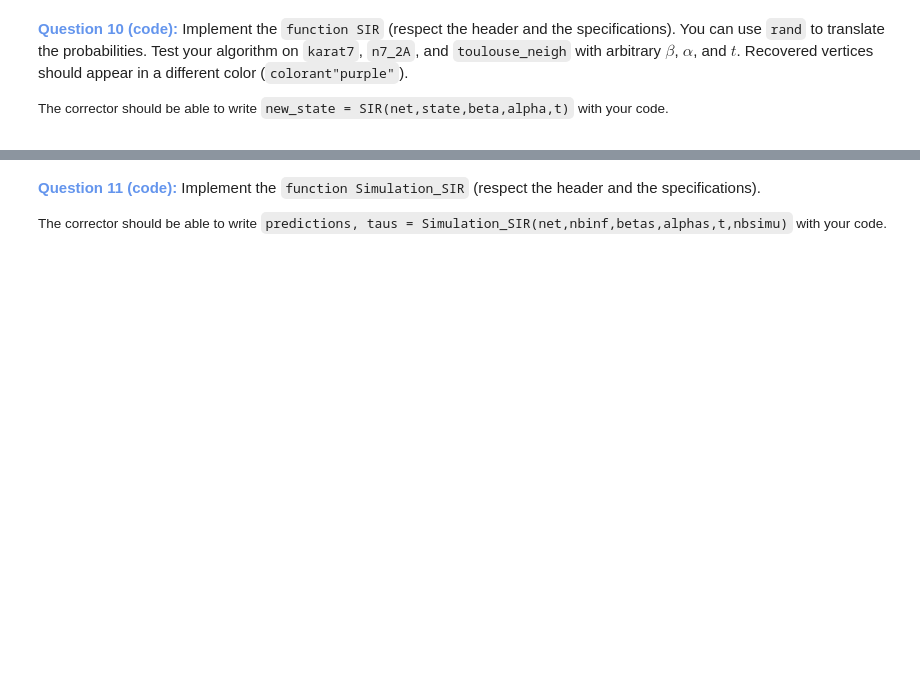
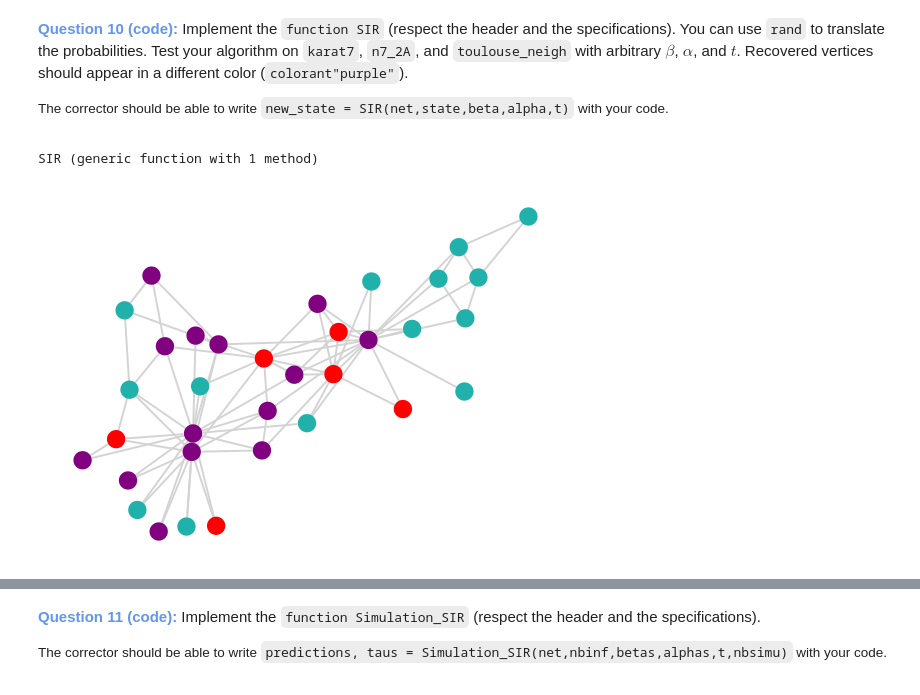
Before and after one commit to MarinFranot/projet_graphes, a Jupyter notebook: Projet Graphes 2022-2023.ipynb, the cells around one changed output, grey strips where cells are left out. Cells and saved outputs as stored; diff of their text form; code cells hidden in the pictures; blank space fills up the shorter version.

```diff
--- a/Projet Graphes 2022-2023.ipynb
+++ b/Projet Graphes 2022-2023.ipynb
@@ -459,4 +491,23 @@ function SIR(net,state,beta,alpha,t)
         (Array{Int32,1}): The new state of the contact network after t time steps.
     """
     # TODO
+    for i in 1:t
+        for j in 1:nv(net)
+            if state[j] == 1
+                for k in neighbors(net,j)
+                    if state[k] == 0 && rand() < beta
+                        state[k] = 1
+                    end
+                end
+            end
+        end
+        for j in 1:nv(net)
+            if state[j] == 1 && rand() < alpha
+                state[j] = 2
+            end
+        end
+    end
+    return state
 end
+# %% [output]
+SIR (generic function with 1 method)
@@ -468,0 +514,15 @@ end
+# %%
+# Test on Karat7
+# Test on Karat7
+alpha = 0.1
+beta = 0.1
+stateKarat7 = zeros(Int32, nv(karat7))
+stateKarat7[1] = 1
+stateKarat7_SIR = SIR(karat7,stateKarat7,beta,alpha,10)
+
+nodecolor = [colorant"lightseagreen", colorant"red", colorant"purple"]
+nodefillc = nodecolor[stateKarat7_SIR .+ 1]
+gplot(karat7, nodefillc=nodefillc)
+#draw(PNG("karat7_SIR.png", 100cm, 100cm), gplot(karat7,nodefillc=nodefillc, nodelabel=stateKarat7))
+# %% [output]
+[figure, added]
```
Also changed, not shown: parts of 27 cells of this notebook.
